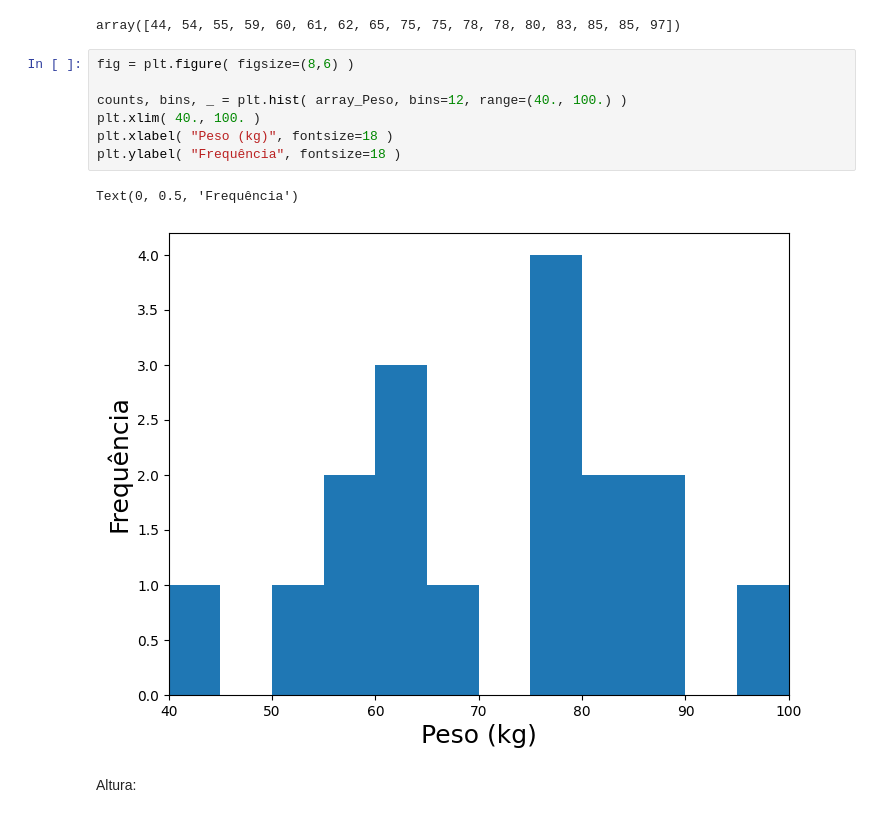
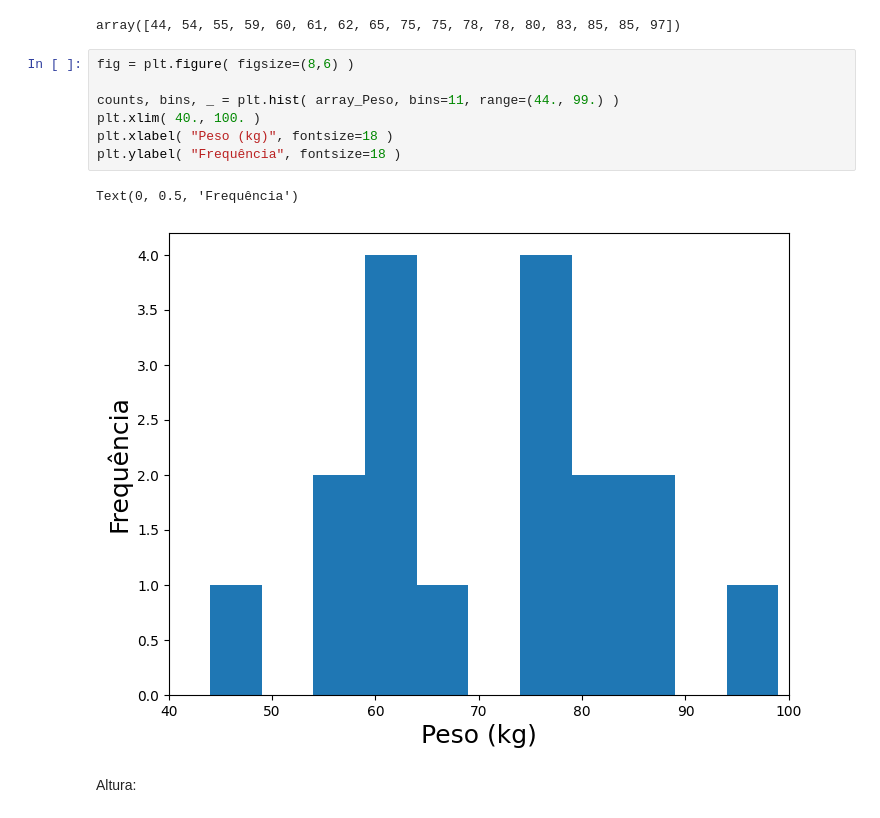
Before and after one commit to elizamelo/FisicaGeral, a Jupyter notebook: Aula01_Dados_da_Turma_2023.ipynb, the cells around one changed output. Drawn from its saved outputs; the diff is of its cells as text.

```diff
--- a/Aula01_Dados_da_Turma_2023.ipynb
+++ b/Aula01_Dados_da_Turma_2023.ipynb
@@ -251,13 +251,13 @@ array([44, 54, 55, 59, 60, 61, 62, 65, 75, 75, 78, 78, 80, 83, 85, 85, 97])
 # %%
 fig = plt.figure( figsize=(8,6) )
 
-counts, bins, _ = plt.hist( array_Peso, bins=12, range=(40., 100.) )
+counts, bins, _ = plt.hist( array_Peso, bins=11, range=(44., 99.) )
 plt.xlim( 40., 100. )
 plt.xlabel( "Peso (kg)", fontsize=18 )
 plt.ylabel( "Frequência", fontsize=18 )
 # %% [output]
 Text(0, 0.5, 'Frequência')
-[figure, old version]
+[figure, new version]
 # %% [markdown]
 Altura:
 # %%
```
Also changed, not shown: parts of 10 cells of this notebook.
